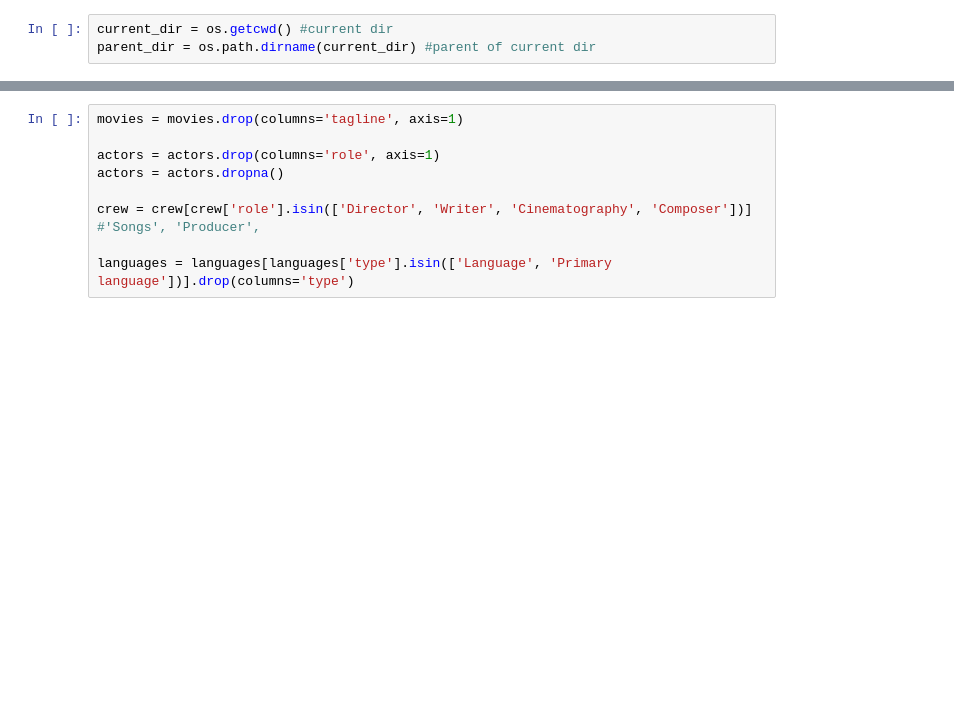
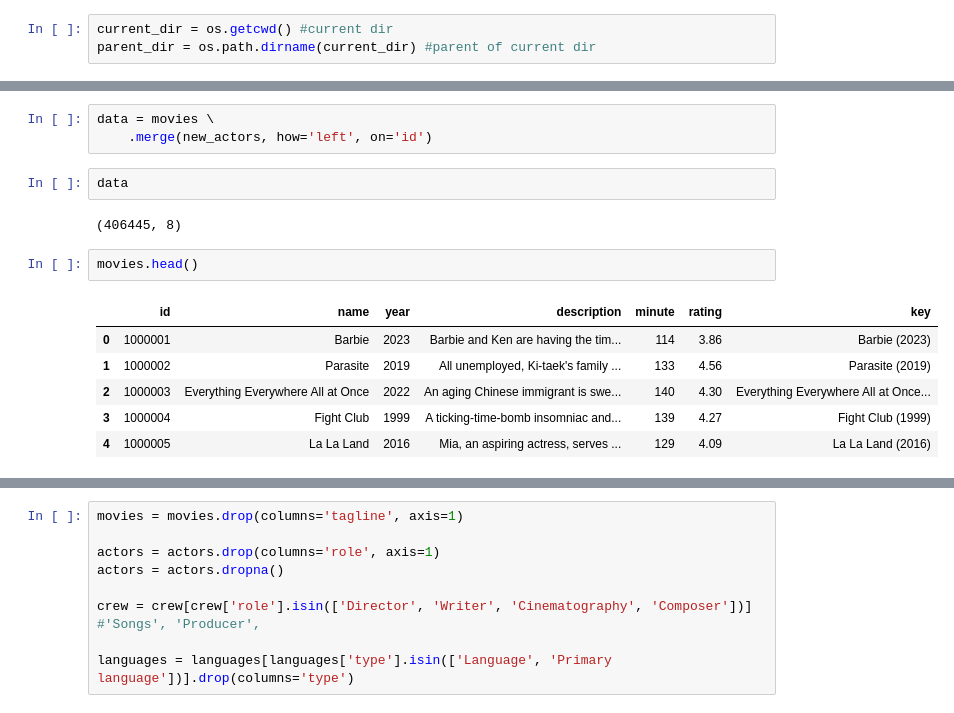
Before and after one commit to aybik/movie_picker, a Jupyter notebook: notebooks/Ha_notebook.ipynb, the cells around one changed output, grey strips where cells are left out. Saved outputs shown, nothing was run; the diff lists cells and outputs as text; blank space fills up the shorter version.

```diff
--- a/notebooks/Ha_notebook.ipynb
+++ b/notebooks/Ha_notebook.ipynb
@@ -16,0 +518,16 @@ countries = pd.read_csv(os.path.join(parent_dir,'raw_data/countries.csv'))
+# %%
+data = movies \
+    .merge(new_actors, how='left', on='id')
+# %%
+data
+# %% [output]
+(406445, 8)
+# %%
+movies.head()
+# %% [output]
+|  | id | name | year | description | minute | rating | key |
+| 0 | 1000001 | Barbie | 2023 | Barbie and Ken are having the tim... | 114 | 3.86 | Barbie (2023) |
+| 1 | 1000002 | Parasite | 2019 | All unemployed, Ki-taek's family ... | 133 | 4.56 | Parasite (2019) |
+| 2 | 1000003 | Everything Everywhere All at Once | 2022 | An aging Chinese immigrant is swe... | 140 | 4.30 | Everything Everywhere All at Once... |
+| 3 | 1000004 | Fight Club | 1999 | A ticking-time-bomb insomniac and... | 139 | 4.27 | Fight Club (1999) |
+| 4 | 1000005 | La La Land | 2016 | Mia, an aspiring actress, serves ... | 129 | 4.09 | La La Land (2016) |
```
Also changed, not shown: parts of 47 cells of this notebook, 11 other files.
